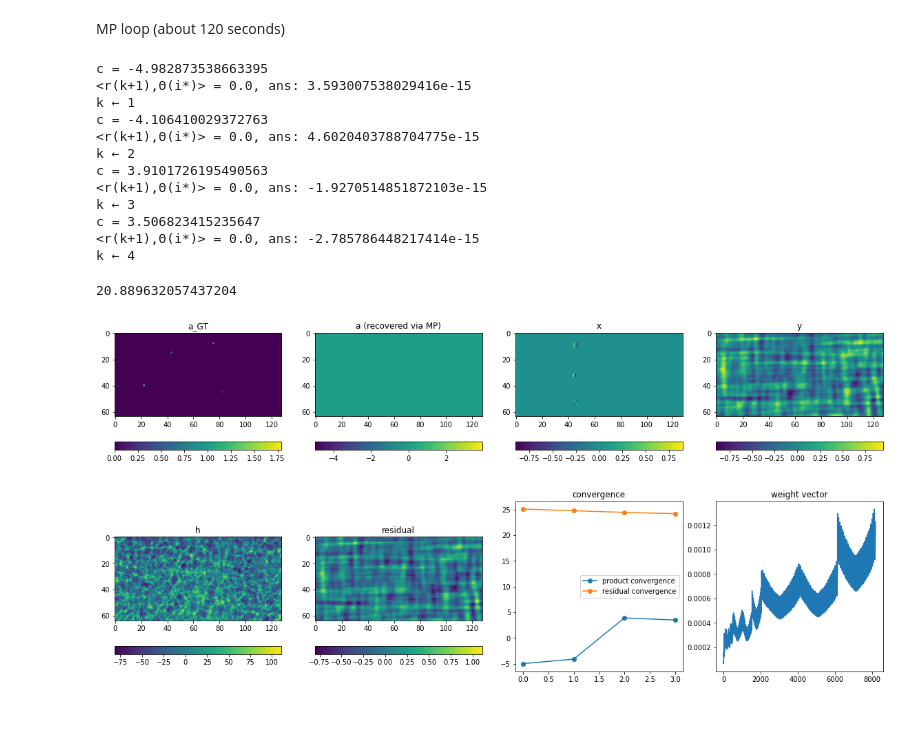
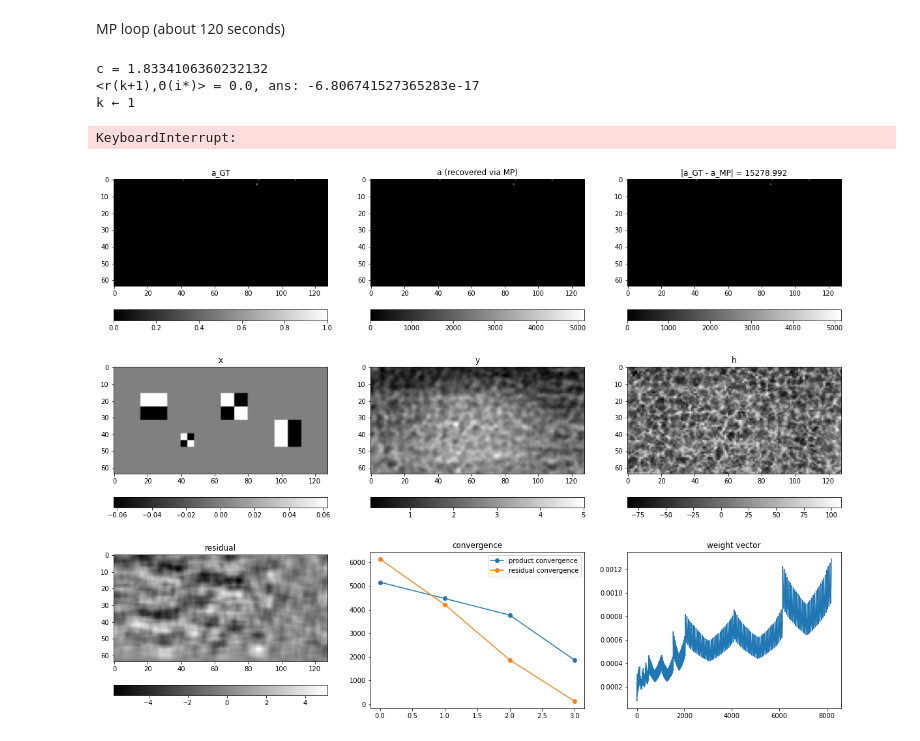
Before and after one commit to olivierleblanc/diffusercam, a Jupyter notebook: bernat/mp08.ipynb, the cells around one changed output. Saved outputs shown, nothing was run; the diff lists cells and outputs as text; code cells hidden in the pictures.

```diff
--- a/bernat/mp08.ipynb
+++ b/bernat/mp08.ipynb
@@ -202,0 +204,17 @@ plt.show()
+# %%
+# h = np.zeros((sx,sy))
+# h[math.floor(sx/2)-1,math.floor(sy/2)-1] = 1
+
+y = fun_conv(h,x)
+
+# y -= y.mean()
+# print(y.mean())
+
+plt.figure(figsize=(20,7))
+plt.subplot(1,2,1)
+plt.imshow(x,cmap='gray')
+plt.colorbar(orientation='horizontal')
+plt.subplot(1,2,2)
+plt.imshow(y,cmap='gray')
+plt.colorbar(orientation='horizontal')
+plt.show()
@@ -242,7 +262,8 @@ plt.show()
 # %% [markdown]
 MP loop (about 120 seconds)
 # %%
-r = np.copy(new_alpha)
+# r = np.copy(new_alpha)
+r = np.copy(y)
 a = np.zeros(sx*sy)
 k = 0
 s = 4
@@ -289,68 +310,63 @@ while (k<s):
 
 a = a.reshape((sx,sy))
 # %% [output]
-c = -4.982873538663395
-<r(k+1),Θ(i*)> = 0.0, ans: 3.593007538029416e-15
+c = 1.8334106360232132
+<r(k+1),Θ(i*)> = 0.0, ans: -6.806741527365283e-17
 k ← 1
-c = -4.106410029372763
-<r(k+1),Θ(i*)> = 0.0, ans: 4.6020403788704775e-15
-k ← 2
-c = 3.9101726195490563
-<r(k+1),Θ(i*)> = 0.0, ans: -1.9270514851872103e-15
-k ← 3
-c = 3.506823415235647
-<r(k+1),Θ(i*)> = 0.0, ans: -2.785786448217414e-15
-k ← 4
+KeyboardInterrupt:
 # %%
-print(np.sum(np.abs(a_GT-a)))
+fig = plt.figure(figsize=(20,15))
 
-fig = plt.figure(figsize=(20,10))
-
-fig.add_subplot(2,4,1)
-plt.imshow(a_GT)
+fig.add_subplot(3,3,1)
+plt.imshow(a_GT,cmap='gray')
 plt.title('a_GT')
 plt.colorbar(orientation="horizontal")
 
-fig.add_subplot(2,4,2)
-plt.imshow(a)
+
+fig.add_subplot(3,3,2)
+plt.imshow(a,cmap='gray')
 plt.title('a (recovered via MP)')
 plt.colorbar(orientation="horizontal")
 
-fig.add_subplot(2,4,3)
-plt.imshow(x)
+fig.add_subplot(3,3,3)
+plt.imshow(np.abs(a_GT-a),cmap='gray')
+plt.title('|a_GT - a_MP| = '+str(round(np.sum(np.abs(a_GT-a)),4)))
+plt.colorbar(orientation="horizontal")
+
+fig.add_subplot(3,3,4)
+plt.imshow(x,cmap='gray')
 plt.title('x')
 plt.colorbar(orientation="horizontal")
 
-fig.add_subplot(2,4,4)
-plt.imshow(new_alpha)
+fig.add_subplot(3,3,5)
+plt.imshow(new_alpha,cmap='gray')
 plt.title('y')
 plt.colorbar(orientation="horizontal")
 
-fig.add_subplot(2,4,5)
-plt.imshow(h)
+fig.add_subplot(3,3,6)
+plt.imshow(h,cmap='gray')
 plt.title('h')
 plt.colorbar(orientation="horizontal")
 
-fig.add_subplot(2,4,6)
-plt.imshow(r)
+fig.add_subplot(3,3,7)
+plt.imshow(r,cmap='gray')
 plt.title('residual')
 plt.colorbar(orientation="horizontal")
 
-fig.add_subplot(2,4,7)
+fig.add_subplot(3,3,8)
 plt.plot(plotting_product,'o-',label='product convergence')
 plt.plot(plotting_residue,'o-',label='residual convergence')
 plt.legend()
 plt.title('convergence')
 
-fig.add_subplot(2,4,8)
+fig.add_subplot(3,3,9)
 plt.plot(weight_array)
 plt.title('weight vector')
 
 plt.savefig('resultats/mp_2d1.png', bbox_inches='tight')
 plt.show()
 # %% [output]
-20.889632057437204
-[figure, old version]
+[figure, new version]
 # %%
 plt.figure(figsize=(20,20))
 plt.imshow(a_GT,cmap='gray')
```
Also changed, not shown: parts of 7 cells of this notebook, 2 other files.
